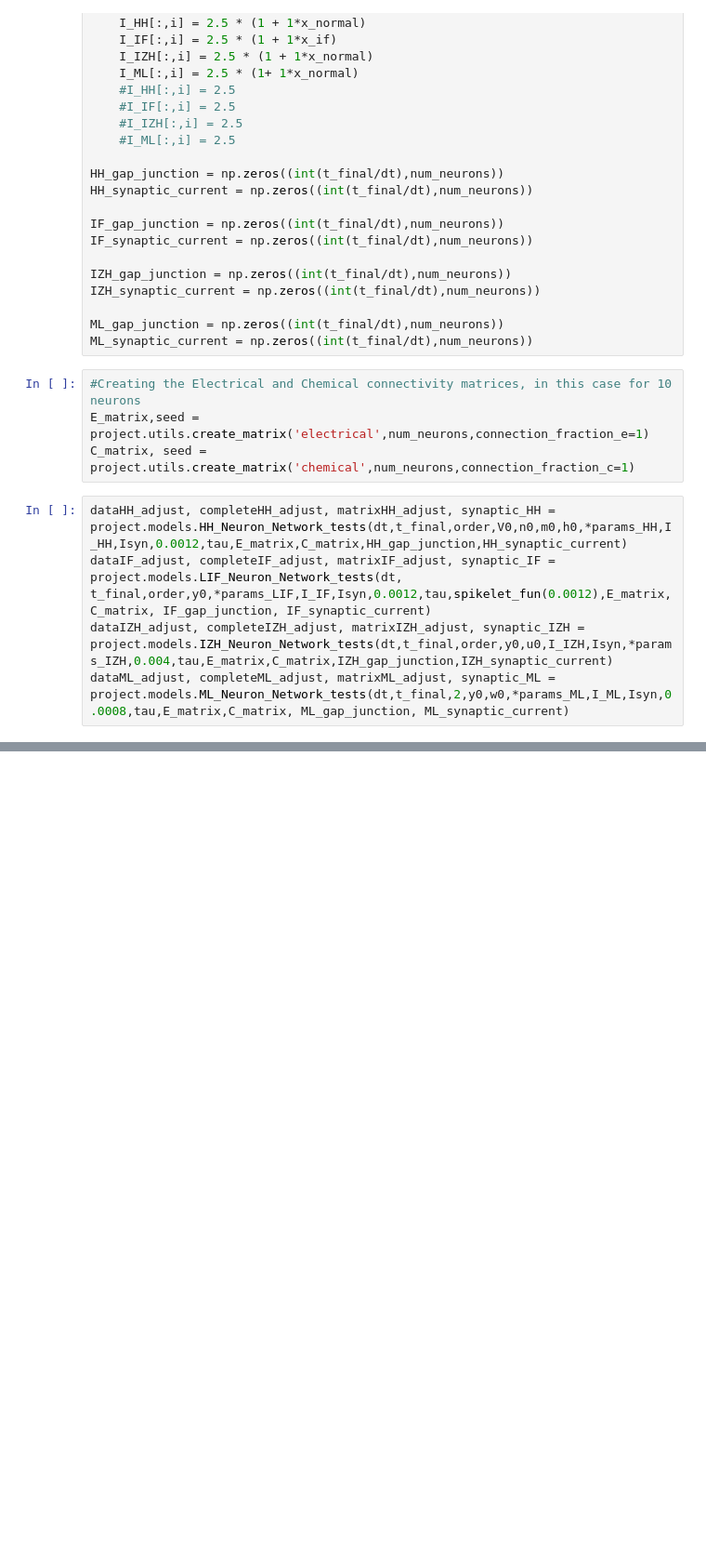
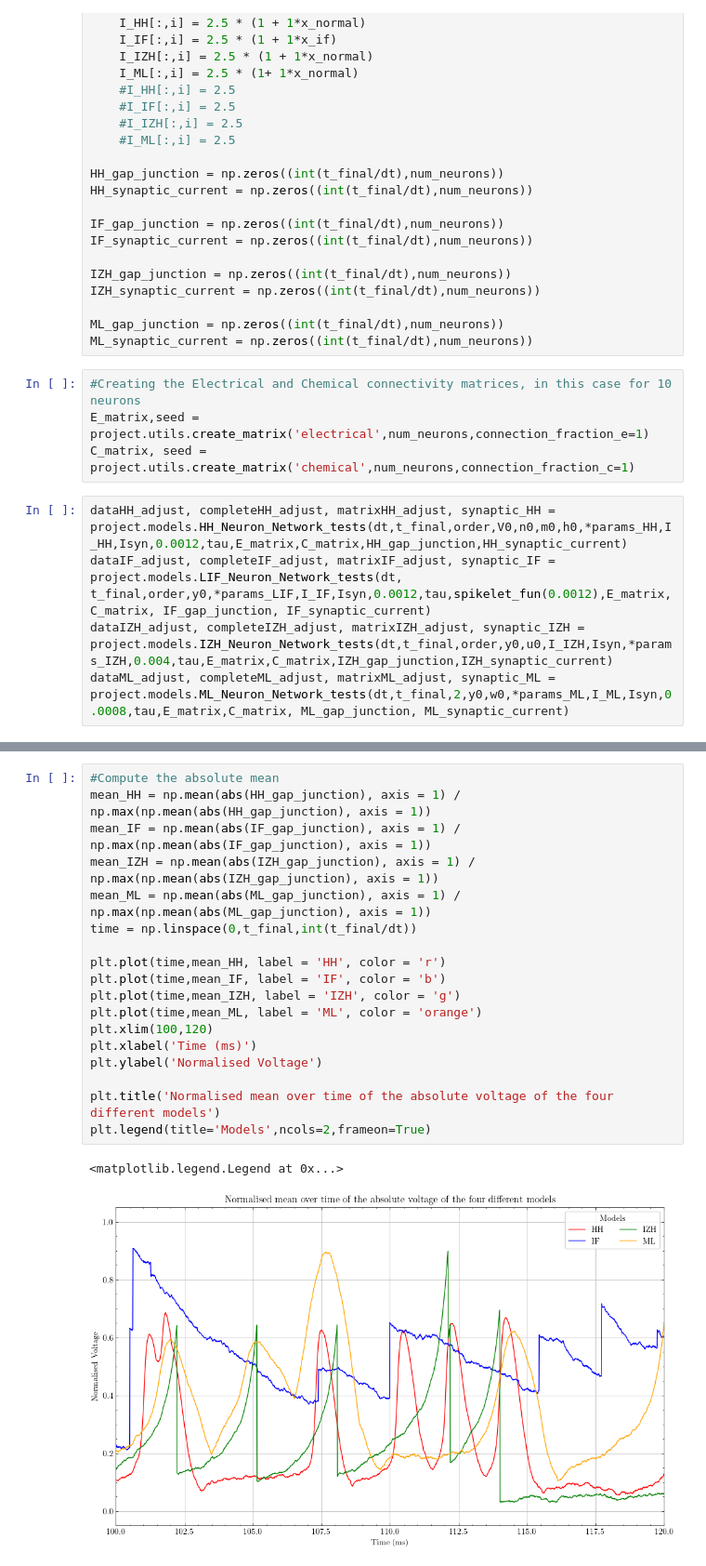
Before and after one commit to Sir-Bip-Bop/Gap-Junction-Coupling-Studies, a Jupyter notebook: MultipleNeurons/relative_currents.ipynb, the cells around one changed output, grey strips where cells are left out. Shown at 93% size. Drawn from its saved outputs; the diff is of its cells as text; blank space fills up the shorter version.

```diff
--- a/MultipleNeurons/relative_currents.ipynb
+++ b/MultipleNeurons/relative_currents.ipynb
@@ -228,0 +229,21 @@ plt.legend()
+# %%
+#Compute the absolute mean
+mean_HH = np.mean(abs(HH_gap_junction), axis = 1) / np.max(np.mean(abs(HH_gap_junction), axis = 1))
+mean_IF = np.mean(abs(IF_gap_junction), axis = 1) / np.max(np.mean(abs(IF_gap_junction), axis = 1))
+mean_IZH = np.mean(abs(IZH_gap_junction), axis = 1) / np.max(np.mean(abs(IZH_gap_junction), axis = 1))
+mean_ML = np.mean(abs(ML_gap_junction), axis = 1) / np.max(np.mean(abs(ML_gap_junction), axis = 1))
+time = np.linspace(0,t_final,int(t_final/dt))
+
+plt.plot(time,mean_HH, label = 'HH', color = 'r')
+plt.plot(time,mean_IF, label = 'IF', color = 'b')
+plt.plot(time,mean_IZH, label = 'IZH', color = 'g')
+plt.plot(time,mean_ML, label = 'ML', color = 'orange')
+plt.xlim(100,120)
+plt.xlabel('Time (ms)')
+plt.ylabel('Normalised Voltage')
+
+plt.title('Normalised mean over time of the absolute voltage of the four different models')
+plt.legend(title='Models',ncols=2,frameon=True)
+# %% [output]
+<matplotlib.legend.Legend at 0x...>
+[figure, added]
```
Also changed, not shown: parts of 8 cells of this notebook, 10 other files.
